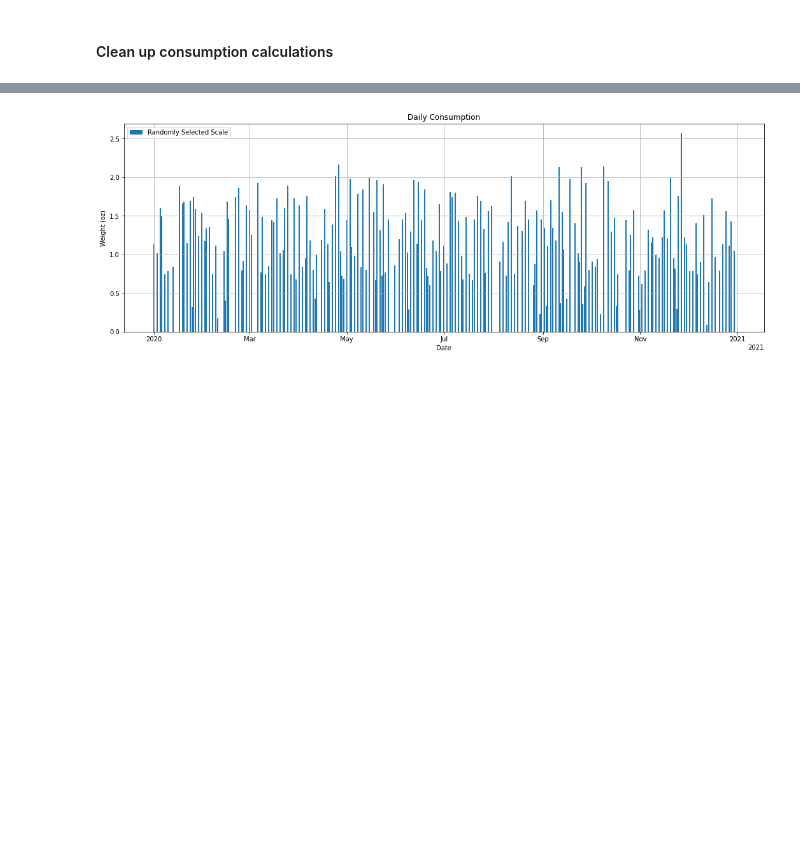
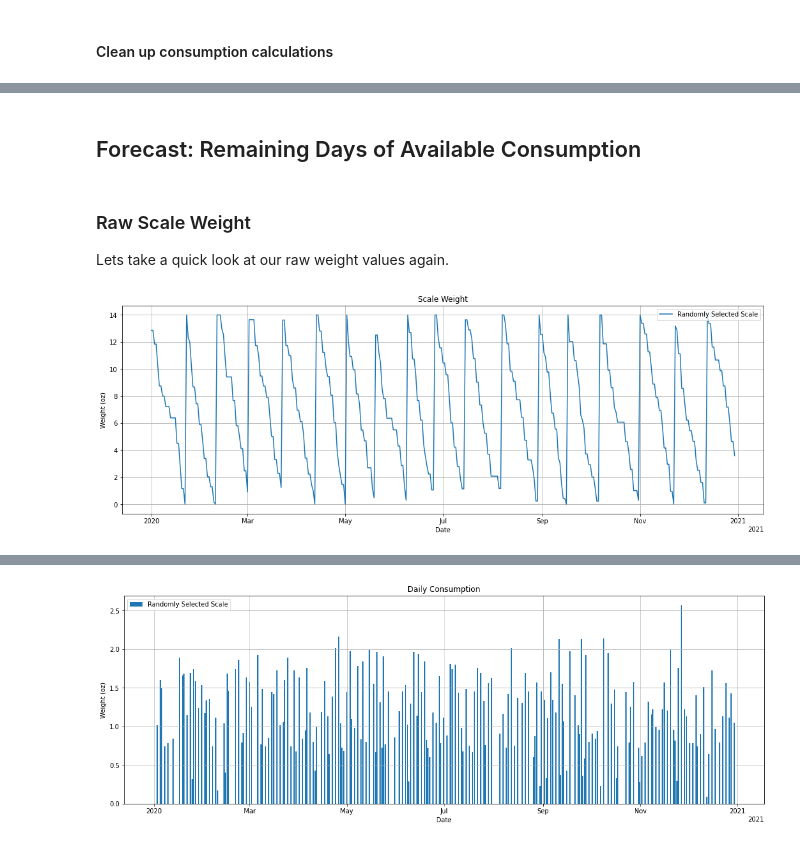
Before and after one commit to jbpauly/smart-simulation, a Jupyter notebook: smart_simulation/Notebooks/modeling.ipynb, the cells around one changed output, grey strips where cells are left out. Saved outputs shown, nothing was run; the diff lists cells and outputs as text; code cells hidden in the pictures; blank space fills up the shorter version.

```diff
--- a/smart_simulation/Notebooks/modeling.ipynb
+++ b/smart_simulation/Notebooks/modeling.ipynb
@@ -103,0 +322,9 @@ daily_consumption = de.consumption_daily(consumption_series = clean_consumption)
+# %% [markdown]
+## Forecast: Remaining Days of Available Consumption
+# %% [markdown]
+### Raw Scale Weight
+Lets take a quick look at our raw weight values again.
+# %%
+eda.plot_weights(eod_weights, 'Scale Weight', 'Randomly Selected Scale', bar = False)
+# %% [output]
+[figure, added]
```
Also changed, not shown: parts of 71 cells of this notebook, 8 other files.
